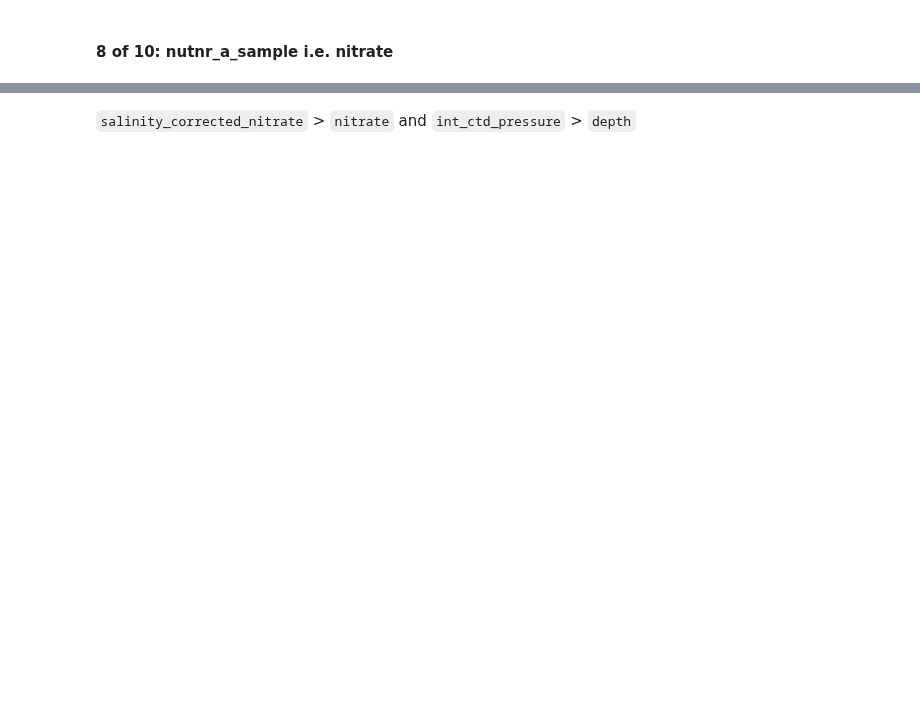
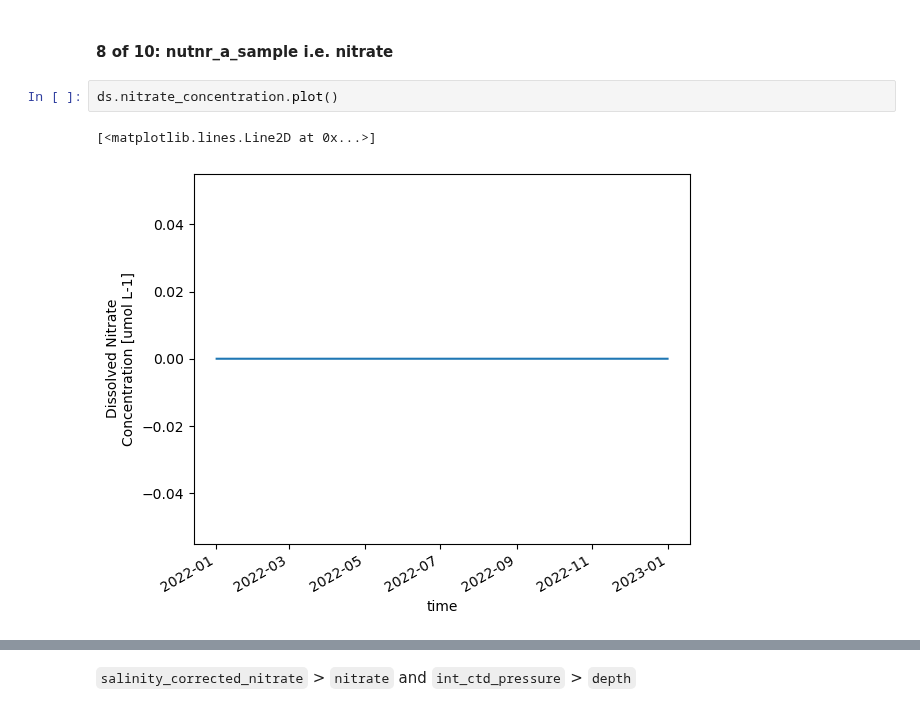
Before and after one commit to geo-smart/oceanography, a Jupyter notebook: book/chapters/dataloader.ipynb, the cells around one changed output, grey strips where cells are left out. Saved outputs shown, nothing was run; the diff lists cells and outputs as text; blank space fills up the shorter version.

```diff
--- a/book/chapters/dataloader.ipynb
+++ b/book/chapters/dataloader.ipynb
@@ -477,2 +518,7 @@ Attempting 1 charts
 # %% [markdown]
 #### 8 of 10: **nutnr_a_sample** i.e. nitrate
+# %%
+ds.nitrate_concentration.plot()
+# %% [output]
+[<matplotlib.lines.Line2D at 0x...>]
+[figure, added]
```
Also changed, not shown: parts of 13 cells of this notebook, 3 other files.
